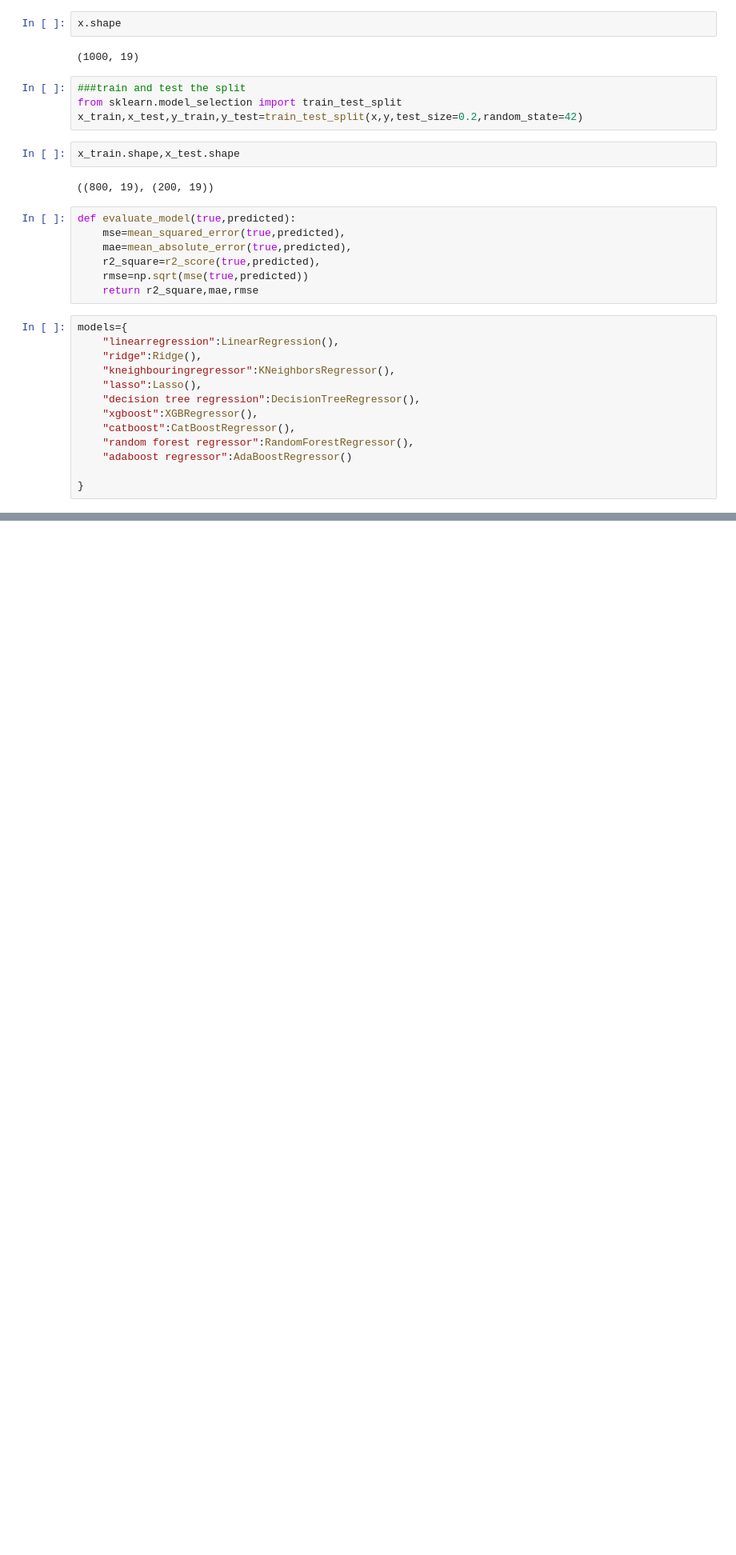
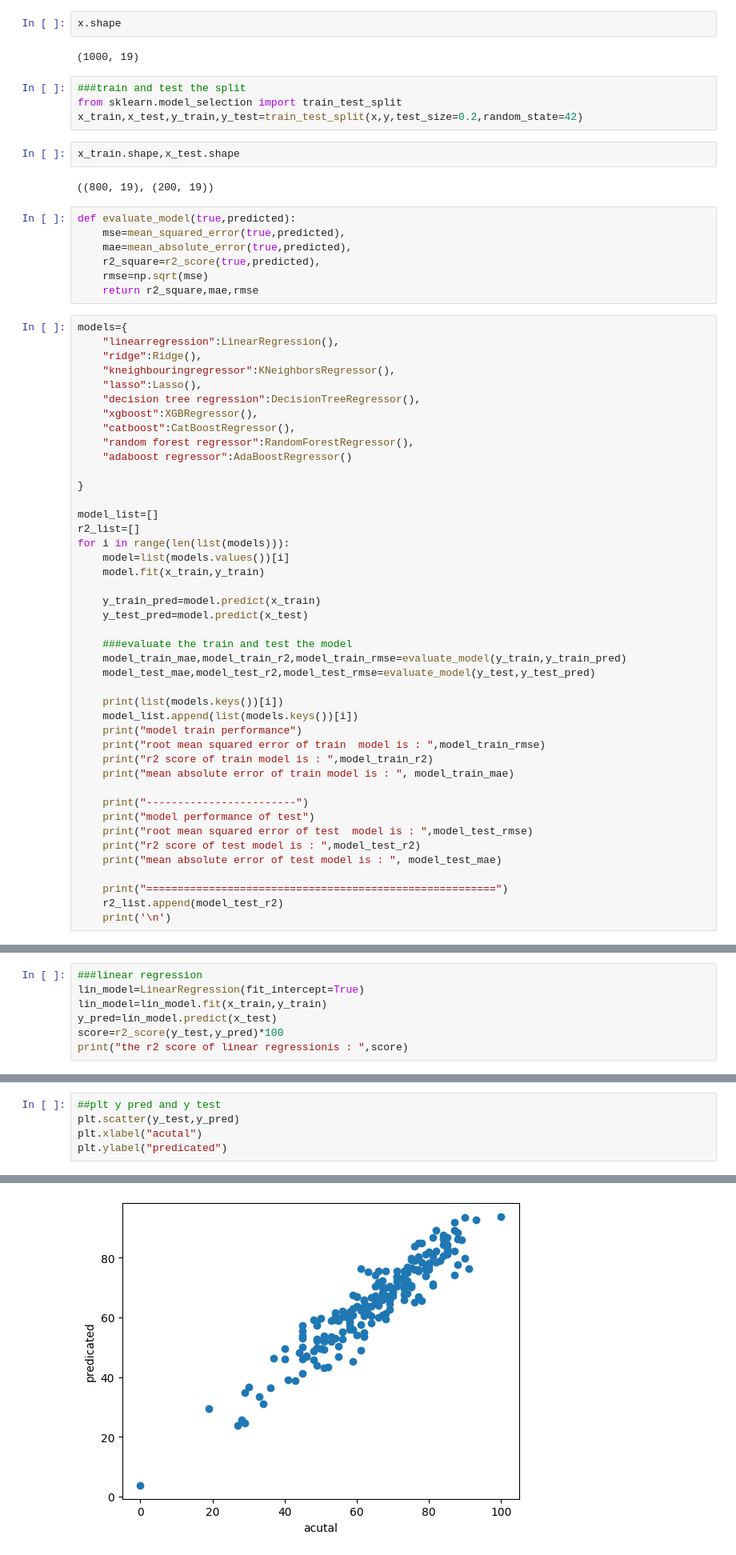
Before and after one commit to navenavelimargam/mlproject, a Jupyter notebook: notebook/notebook/2.Model_trining.ipynb, the cells around one changed output, grey strips where cells are left out. Shown: that part at 80% size. Saved outputs shown, nothing was run; the diff lists cells and outputs as text; blank space fills up the shorter version.

```diff
--- a/notebook/notebook/2.Model_trining.ipynb
+++ b/notebook/notebook/2.Model_trining.ipynb
@@ -87,7 +87,7 @@ def evaluate_model(true,predicted):
     mse=mean_squared_error(true,predicted),
     mae=mean_absolute_error(true,predicted),
     r2_square=r2_score(true,predicted),
-    rmse=np.sqrt(mse(true,predicted))
+    rmse=np.sqrt(mse)
     return r2_square,mae,rmse
 # %%
 models={
@@ -102,3 +102,33 @@ models={
     "adaboost regressor":AdaBoostRegressor()
 
 }
+
+model_list=[]
+r2_list=[]
+for i in range(len(list(models))):
+    model=list(models.values())[i]
+    model.fit(x_train,y_train)
+
+    y_train_pred=model.predict(x_train)
+    y_test_pred=model.predict(x_test)
+
+    ###evaluate the train and test the model
+    model_train_mae,model_train_r2,model_train_rmse=evaluate_model(y_train,y_train_pred)
+    model_test_mae,model_test_r2,model_test_rmse=evaluate_model(y_test,y_test_pred)
+
+    print(list(models.keys())[i])
+    model_list.append(list(models.keys())[i])
+    print("model train performance")
+    print("root mean squared error of train  model is : ",model_train_rmse)
+    print("r2 score of train model is : ",model_train_r2)
+    print("mean absolute error of train model is : ", model_train_mae)
+
+    print("------------------------")
+    print("model performance of test")
+    print("root mean squared error of test  model is : ",model_test_rmse)
+    print("r2 score of test model is : ",model_test_r2)
+    print("mean absolute error of test model is : ", model_test_mae)
+
+    print("========================================================")
+    r2_list.append(model_test_r2)
+    print('\n')
@@ -104,0 +181,7 @@ models={
+# %%
+###linear regression
+lin_model=LinearRegression(fit_intercept=True)
+lin_model=lin_model.fit(x_train,y_train)
+y_pred=lin_model.predict(x_test)
+score=r2_score(y_test,y_pred)*100
+print("the r2 score of linear regressionis : ",score)
@@ -104,0 +190,6 @@ models={
+# %%
+##plt y pred and y test
+plt.scatter(y_test,y_pred)
+plt.xlabel("acutal")
+plt.ylabel("predicated")
+# %% [output]
@@ -104,0 +197 @@ models={
+[figure, added]
```
Also changed, not shown: parts of 6 cells of this notebook, 5 other files.
